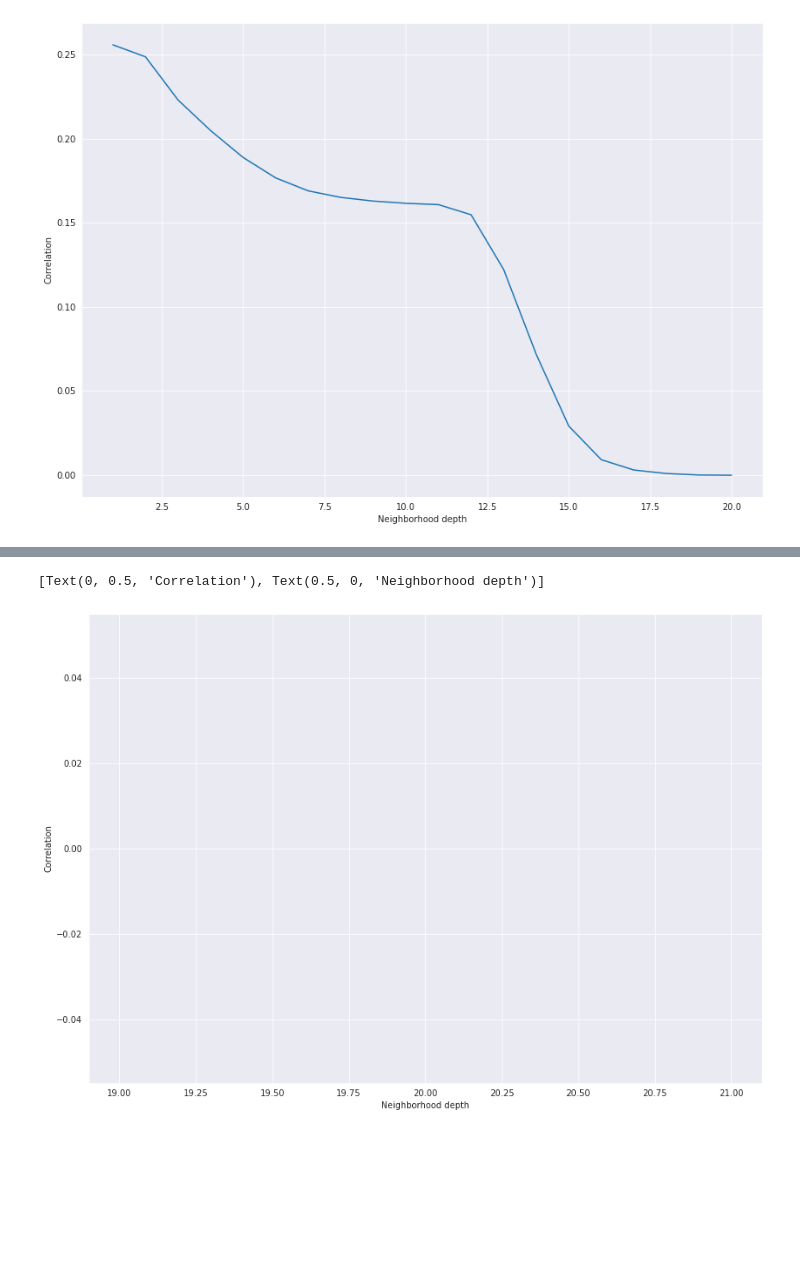
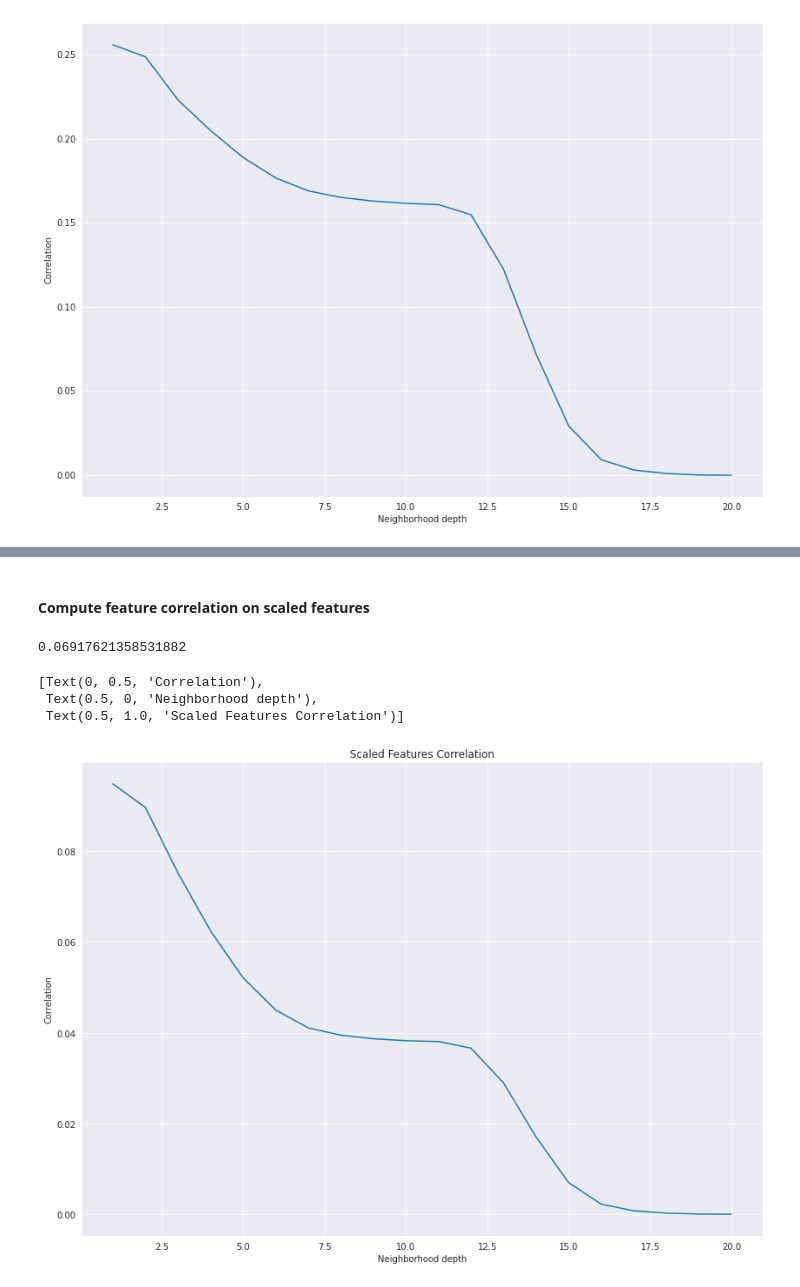
Before and after one commit to achrafash/gnn-receptive-fields, a Jupyter notebook: 05_measuring_problem_radius.ipynb, the cells around one changed output, grey strips where cells are left out. Cells and saved outputs as stored; diff of their text form; code cells hidden in the pictures; blank space fills up the shorter version.

```diff
--- a/05_measuring_problem_radius.ipynb
+++ b/05_measuring_problem_radius.ipynb
@@ -97,13 +99,12 @@ def feature_correlation(all_adj, X, centroids, k):
     :rtype: list - [num_nodes]
     """
 
-    return [np.mean(np.corrcoef(
+    return [np.mean(np.absolute(np.corrcoef(
                 x=X[ sum(all_adj[:k])[i] == 1 ].numpy(),
                 # x=X[ all_adj[k-1][i] == 1 ].numpy(), # k-hop only
                 y=centroids[G.y[i].item()].numpy()
-            )[:-1, -1]) if (all_adj[k-1][i] == 1).sum() > 0 else 0 # without absolute value
-            # )[:-1, -1].abs()) if (all_adj[k-1][i] == 1).sum() > 0 else 0
-            for i in range(X.size(0))]
+            )[:-1, -1])) if (all_adj[k-1][i] == 1).sum() > 0 else 0
+            for i in tqdm(range(X.size(0)))]
 # %%
 def homophily_index(neb:torch.tensor, mask=None):
     """Computes the homophily index for a given depth
@@ -158,0 +251,2 @@ sns.lineplot(x=range(1, 21), y=k_hop_correlations).set(xlabel="Neighborhood dept
+# %% [markdown]
+#### **Compute feature correlation on scaled features**
@@ -159,8 +255,22 @@ sns.lineplot(x=range(1, 21), y=k_hop_correlations).set(xlabel="Neighborhood dept
+# %%
+scaled_centroids = centroids(X_scaled, G.y)
+# %%
+i = 0
+k = 2
+
+np.mean(np.absolute(np.corrcoef(
+    x=X_scaled[ sum(all_neb[:k])[i] == 1 ].numpy(),
+    y=scaled_centroids[G.y[i].item()].numpy()
+)[:-1, -1])) if (all_neb[k-1][i] == 1).sum() > 0 else 0
+# %% [output]
+0.06917621358531882
 # %%
-scaled_correlations = [np.mean(feature_correlation(all_neb, X_scaled, avg_obs, k=k)) for k in tqdm(range(1, 21))]
+scaled_correlations = [np.mean(feature_correlation(all_neb, X_scaled, scaled_centroids, k=k)) for k in tqdm(range(1, 21))]
 # %%
 plt.figure(figsize=(14, 10))
-sns.lineplot(x=range(1, 21), y=scaled_correlations).set(xlabel="Neighborhood depth", ylabel="Correlation")
+sns.lineplot(x=range(1, 21), y=scaled_correlations).set(title="Scaled Features Correlation", xlabel="Neighborhood depth", ylabel="Correlation")
 # %% [output]
-[Text(0, 0.5, 'Correlation'), Text(0.5, 0, 'Neighborhood depth')]
+[Text(0, 0.5, 'Correlation'),
+ Text(0.5, 0, 'Neighborhood depth'),
+ Text(0.5, 1.0, 'Scaled Features Correlation')]
-[figure, old version]
+[figure, new version]
```
Also changed, not shown: parts of 14 cells of this notebook.
